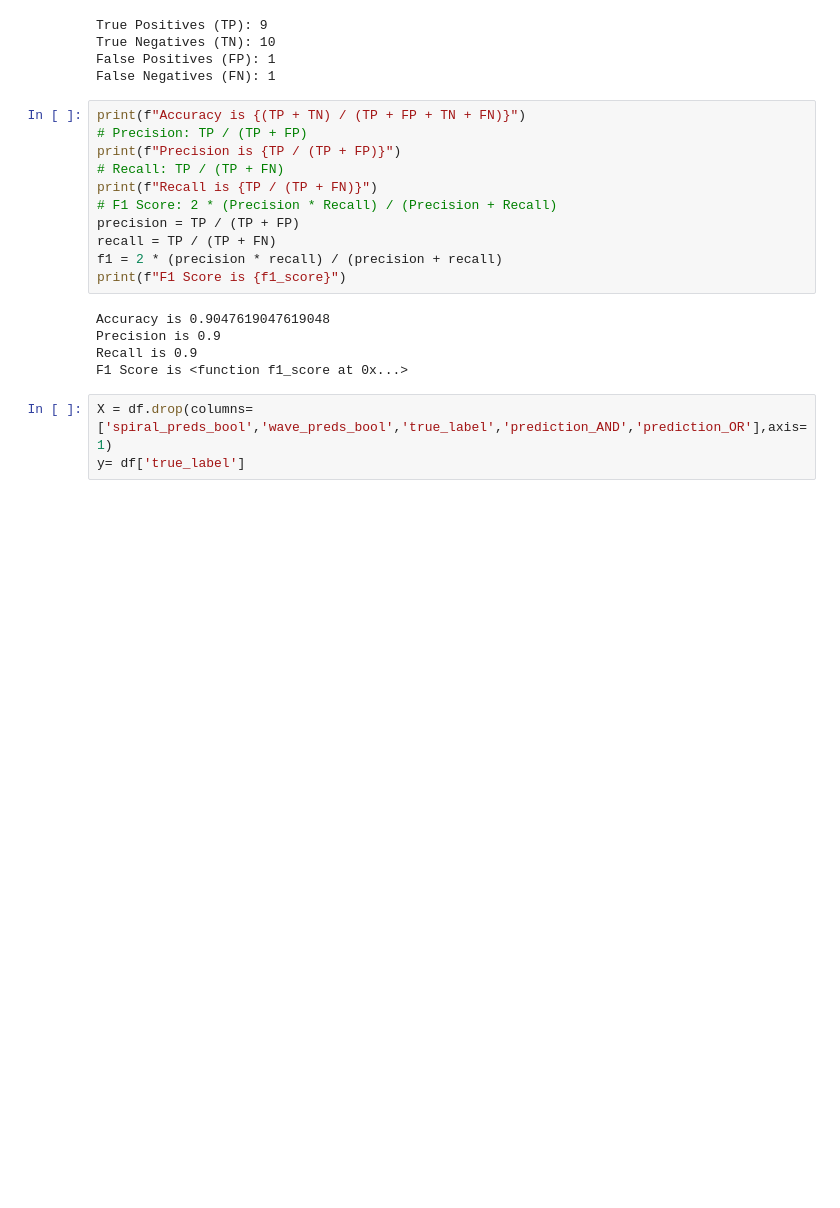
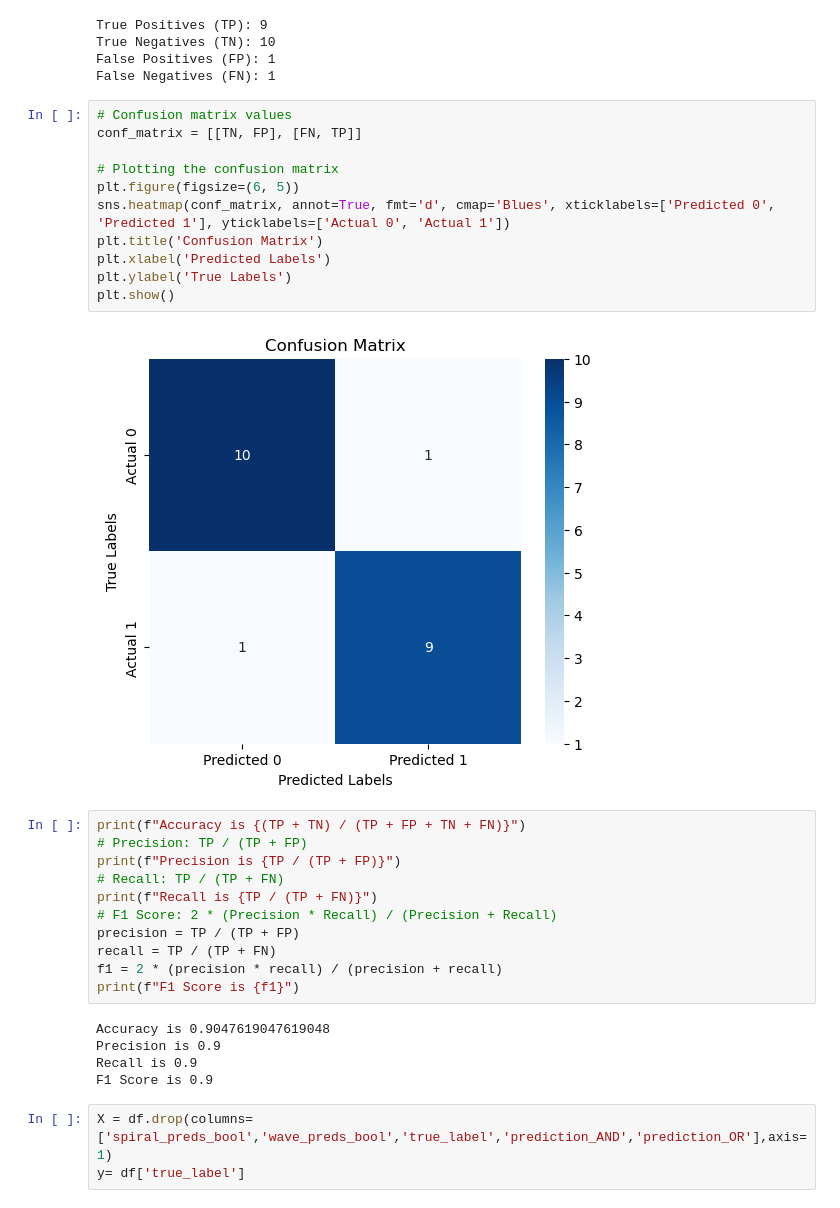
Before and after one commit to pxndey/parkinsons, a Jupyter notebook: new_model.ipynb, the cells around one changed output. Saved outputs shown, nothing was run; the diff lists cells and outputs as text; blank space fills up the shorter version.

```diff
--- a/new_model.ipynb
+++ b/new_model.ipynb
@@ -342,6 +355,19 @@ True Positives (TP): 9
 True Negatives (TN): 10
 False Positives (FP): 1
 False Negatives (FN): 1
+# %%
+# Confusion matrix values
+conf_matrix = [[TN, FP], [FN, TP]]
+
+# Plotting the confusion matrix
+plt.figure(figsize=(6, 5))
+sns.heatmap(conf_matrix, annot=True, fmt='d', cmap='Blues', xticklabels=['Predicted 0', 'Predicted 1'], yticklabels=['Actual 0', 'Actual 1'])
+plt.title('Confusion Matrix')
+plt.xlabel('Predicted Labels')
+plt.ylabel('True Labels')
+plt.show()
+# %% [output]
+[figure, added]
 # %%
 print(f"Accuracy is {(TP + TN) / (TP + FP + TN + FN)}")
 # Precision: TP / (TP + FP)
@@ -352,12 +378,12 @@ print(f"Recall is {TP / (TP + FN)}")
 precision = TP / (TP + FP)
 recall = TP / (TP + FN)
 f1 = 2 * (precision * recall) / (precision + recall)
-print(f"F1 Score is {f1_score}")
+print(f"F1 Score is {f1}")
 # %% [output]
 Accuracy is 0.9047619047619048
 Precision is 0.9
 Recall is 0.9
-F1 Score is <function f1_score at 0x...>
+F1 Score is 0.9
 # %%
 X = df.drop(columns=['spiral_preds_bool','wave_preds_bool','true_label','prediction_AND','prediction_OR'],axis=1)
 y= df['true_label']
```
Also changed, not shown: parts of 7 cells of this notebook, 3 other files.
